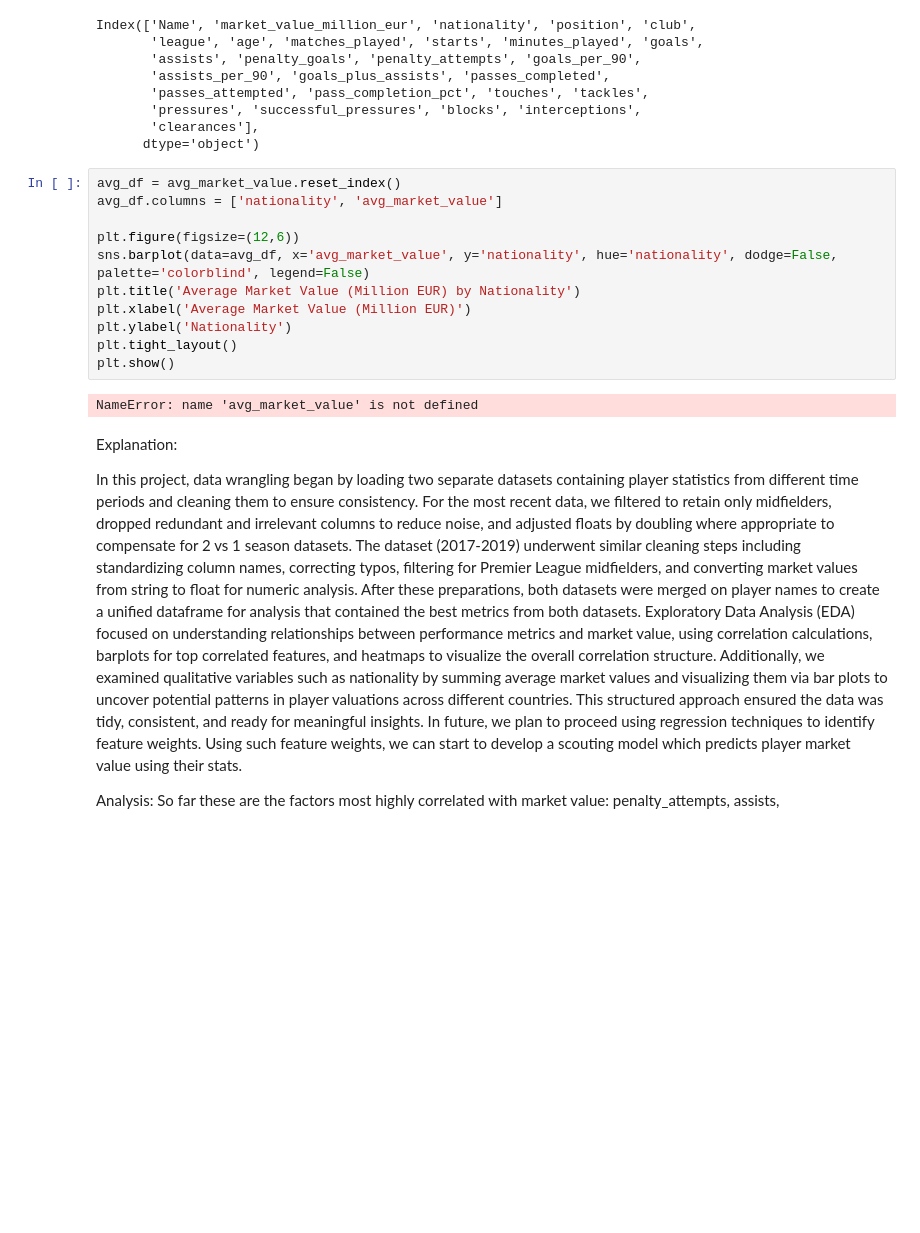
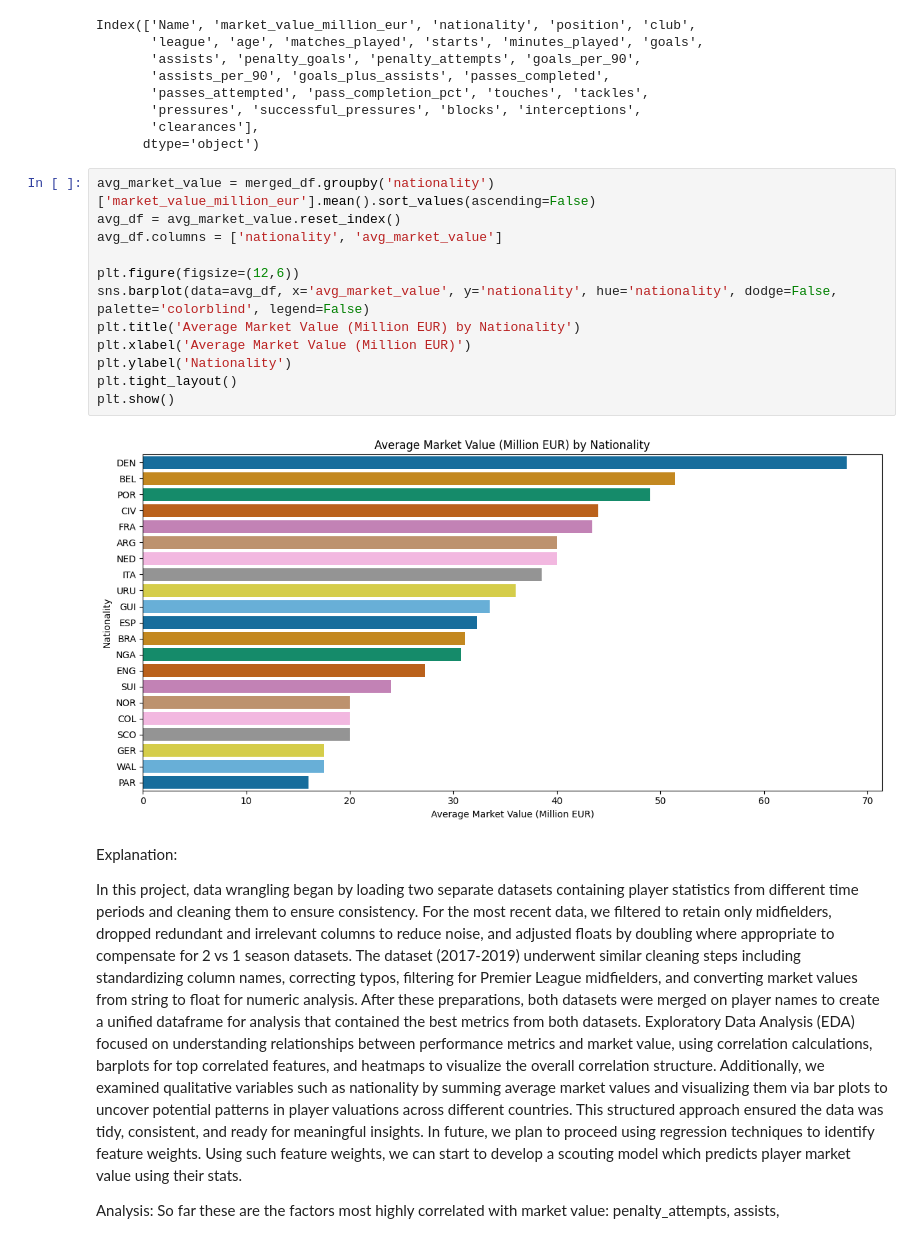
Before and after one commit to karsan377/EPL-Midfielder-Value, a Jupyter notebook: MarketValuePredictor.ipynb, the cells around one changed output. Saved outputs shown, nothing was run; the diff lists cells and outputs as text; blank space fills up the shorter version.

```diff
--- a/MarketValuePredictor.ipynb
+++ b/MarketValuePredictor.ipynb
@@ -335,18 +362,19 @@ Index(['Name', 'market_value_million_eur', 'nationality', 'position', 'club',
        'clearances'],
       dtype='object')
 # %%
+avg_market_value = merged_df.groupby('nationality')['market_value_million_eur'].mean().sort_values(ascending=False)
 avg_df = avg_market_value.reset_index()
 avg_df.columns = ['nationality', 'avg_market_value']
 
 plt.figure(figsize=(12,6))
 sns.barplot(data=avg_df, x='avg_market_value', y='nationality', hue='nationality', dodge=False, palette='colorblind', legend=False)
 plt.title('Average Market Value (Million EUR) by Nationality')
 plt.xlabel('Average Market Value (Million EUR)')
 plt.ylabel('Nationality')
 plt.tight_layout()
 plt.show()
 # %% [output]
-NameError: name 'avg_market_value' is not defined
+[figure, added]
 # %% [markdown]
 Explanation:
 
```
Also changed, not shown: parts of 5 cells of this notebook.
